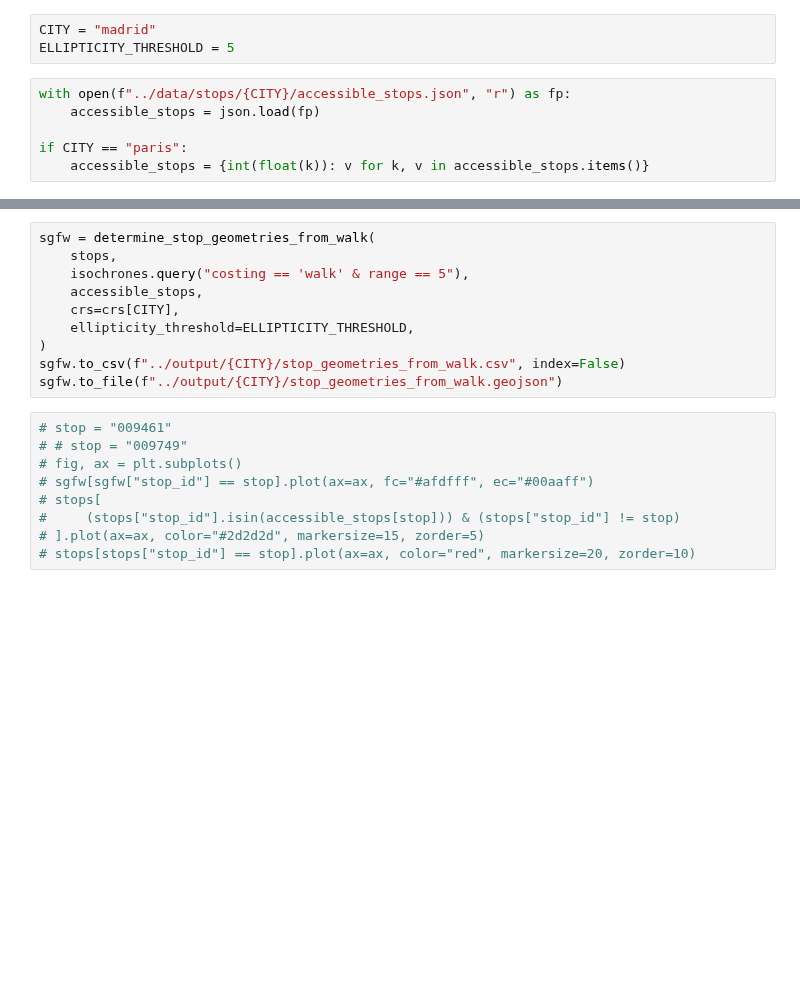
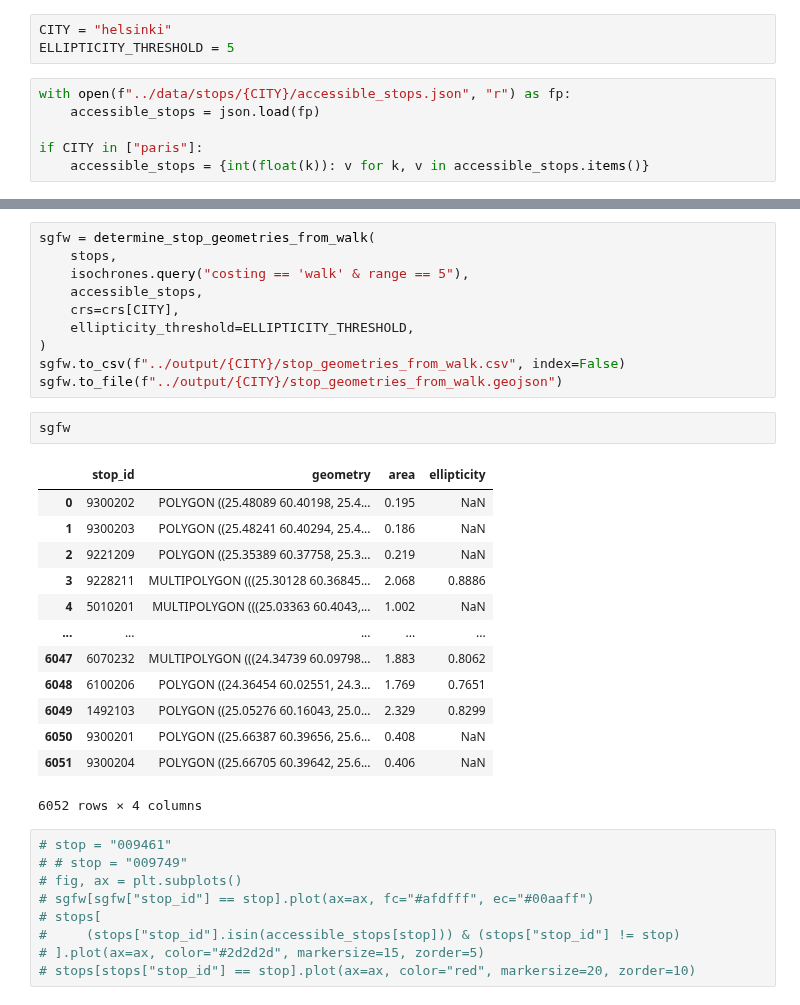
Before and after one commit to ANETILab/stop_accessibility, a Jupyter notebook: notebooks/determine_stop_polygons.ipynb, the cells around one changed output, grey strips where cells are left out. Cells and saved outputs as stored; diff of their text form; blank space fills up the shorter version.

Commit message:
Process Helsinki GH-10

```diff
--- a/notebooks/determine_stop_polygons.ipynb
+++ b/notebooks/determine_stop_polygons.ipynb
@@ -143,13 +143,13 @@ with open("../data/crs.yaml", "r") as fp:
 
 logger = structlog.get_logger()
 # %%
-CITY = "madrid"
+CITY = "helsinki"
 ELLIPTICITY_THRESHOLD = 5
 # %%
 with open(f"../data/stops/{CITY}/accessible_stops.json", "r") as fp:
     accessible_stops = json.load(fp)
 
-if CITY == "paris":
+if CITY in ["paris"]:
     accessible_stops = {int(float(k)): v for k, v in accessible_stops.items()}
 # %%
 all_stops = set([i for k, v in accessible_stops.items() for i in v])
@@ -179,6 +219,22 @@ sgfw = determine_stop_geometries_from_walk(
 )
 sgfw.to_csv(f"../output/{CITY}/stop_geometries_from_walk.csv", index=False)
 sgfw.to_file(f"../output/{CITY}/stop_geometries_from_walk.geojson")
+# %%
+sgfw
+# %% [output]
+|  | stop_id | geometry | area | ellipticity |
+| 0 | 9300202 | POLYGON ((25.48089 60.40198, 25.4... | 0.195 | NaN |
+| 1 | 9300203 | POLYGON ((25.48241 60.40294, 25.4... | 0.186 | NaN |
+| 2 | 9221209 | POLYGON ((25.35389 60.37758, 25.3... | 0.219 | NaN |
+| 3 | 9228211 | MULTIPOLYGON (((25.30128 60.36845... | 2.068 | 0.8886 |
+| 4 | 5010201 | MULTIPOLYGON (((25.03363 60.4043,... | 1.002 | NaN |
+| ... | ... | ... | ... | ... |
+| 6047 | 6070232 | MULTIPOLYGON (((24.34739 60.09798... | 1.883 | 0.8062 |
+| 6048 | 6100206 | POLYGON ((24.36454 60.02551, 24.3... | 1.769 | 0.7651 |
+| 6049 | 1492103 | POLYGON ((25.05276 60.16043, 25.0... | 2.329 | 0.8299 |
+| 6050 | 9300201 | POLYGON ((25.66387 60.39656, 25.6... | 0.408 | NaN |
+| 6051 | 9300204 | POLYGON ((25.66705 60.39642, 25.6... | 0.406 | NaN |
+6052 rows × 4 columns
 # %%
 # stop = "009461"
 # # stop = "009749"
```
Also changed, not shown: parts of 5 cells of this notebook, 6 other files.
